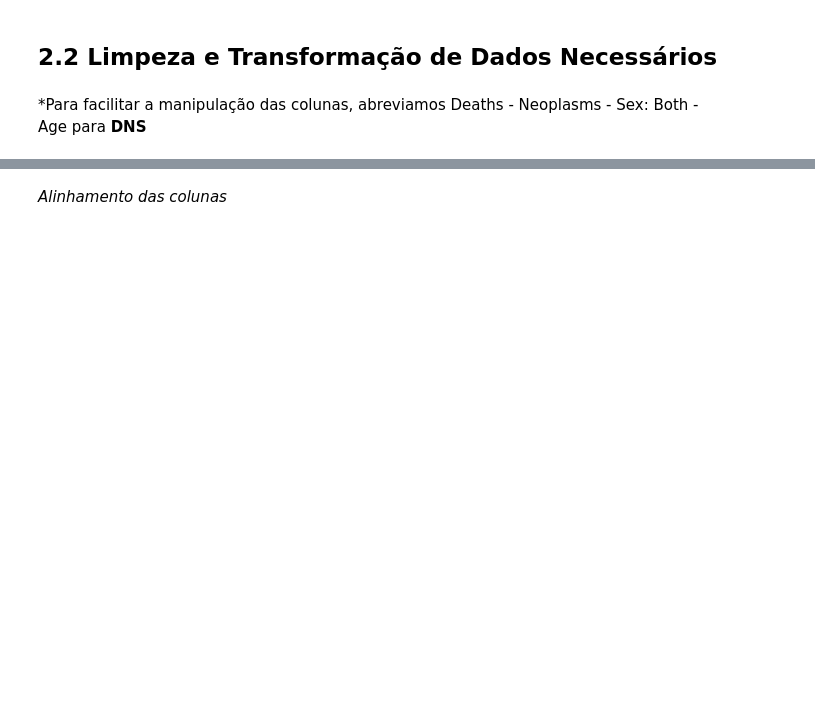
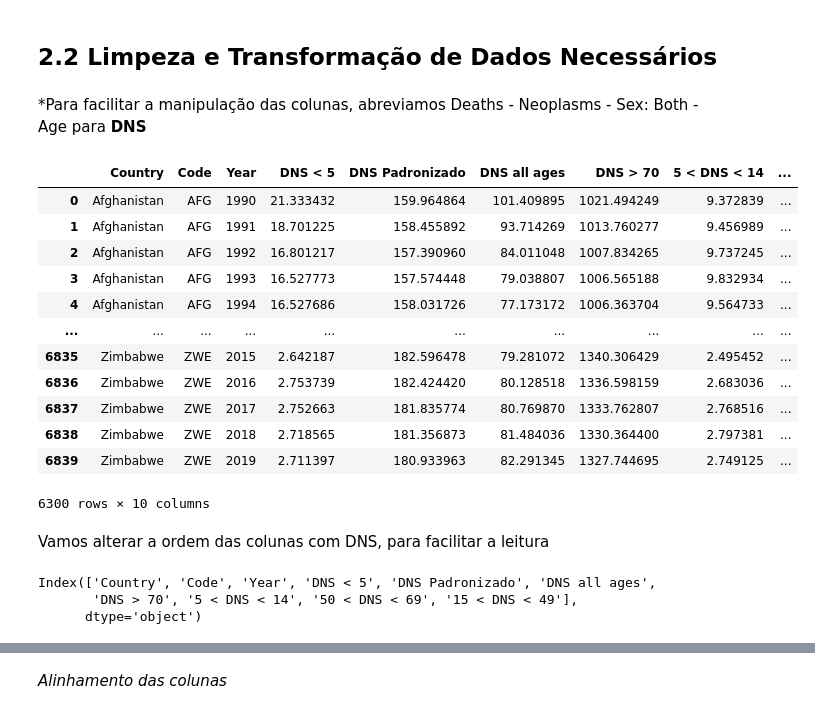
Before and after one commit to kamilyassis/Projeto-ICD, a Jupyter notebook: Teste-RelFinal-Projeto-ICD.ipynb, the cells around one changed output, grey strips where cells are left out. Drawn from its saved outputs; the diff is of its cells as text; code cells hidden in the pictures; blank space fills up the shorter version.

```diff
--- a/Teste-RelFinal-Projeto-ICD.ipynb
+++ b/Teste-RelFinal-Projeto-ICD.ipynb
@@ -151,0 +172,25 @@ df = df.rename(columns={ "Deaths - Neoplasms - Sex: Both - Age: Under 5 (Rate)":
+# %%
+df
+# %% [output]
+|  | Country | Code | Year | DNS < 5 | DNS Padronizado | DNS all ages | DNS > 70 | 5 < DNS < 14 | ... |
+| 0 | Afghanistan | AFG | 1990 | 21.333432 | 159.964864 | 101.409895 | 1021.494249 | 9.372839 | ... |
+| 1 | Afghanistan | AFG | 1991 | 18.701225 | 158.455892 | 93.714269 | 1013.760277 | 9.456989 | ... |
+| 2 | Afghanistan | AFG | 1992 | 16.801217 | 157.390960 | 84.011048 | 1007.834265 | 9.737245 | ... |
+| 3 | Afghanistan | AFG | 1993 | 16.527773 | 157.574448 | 79.038807 | 1006.565188 | 9.832934 | ... |
+| 4 | Afghanistan | AFG | 1994 | 16.527686 | 158.031726 | 77.173172 | 1006.363704 | 9.564733 | ... |
+| ... | ... | ... | ... | ... | ... | ... | ... | ... | ... |
+| 6835 | Zimbabwe | ZWE | 2015 | 2.642187 | 182.596478 | 79.281072 | 1340.306429 | 2.495452 | ... |
+| 6836 | Zimbabwe | ZWE | 2016 | 2.753739 | 182.424420 | 80.128518 | 1336.598159 | 2.683036 | ... |
+| 6837 | Zimbabwe | ZWE | 2017 | 2.752663 | 181.835774 | 80.769870 | 1333.762807 | 2.768516 | ... |
+| 6838 | Zimbabwe | ZWE | 2018 | 2.718565 | 181.356873 | 81.484036 | 1330.364400 | 2.797381 | ... |
+| 6839 | Zimbabwe | ZWE | 2019 | 2.711397 | 180.933963 | 82.291345 | 1327.744695 | 2.749125 | ... |
+6300 rows × 10 columns
+# %% [markdown]
+Vamos alterar a ordem das colunas com DNS, para facilitar a leitura
+# %%
+#Verificando as colunas com .keys()
+df.keys()
+# %% [output]
+Index(['Country', 'Code', 'Year', 'DNS < 5', 'DNS Padronizado', 'DNS all ages',
+       'DNS > 70', '5 < DNS < 14', '50 < DNS < 69', '15 < DNS < 49'],
+      dtype='object')
```
Also changed, not shown: parts of 24 cells of this notebook.
